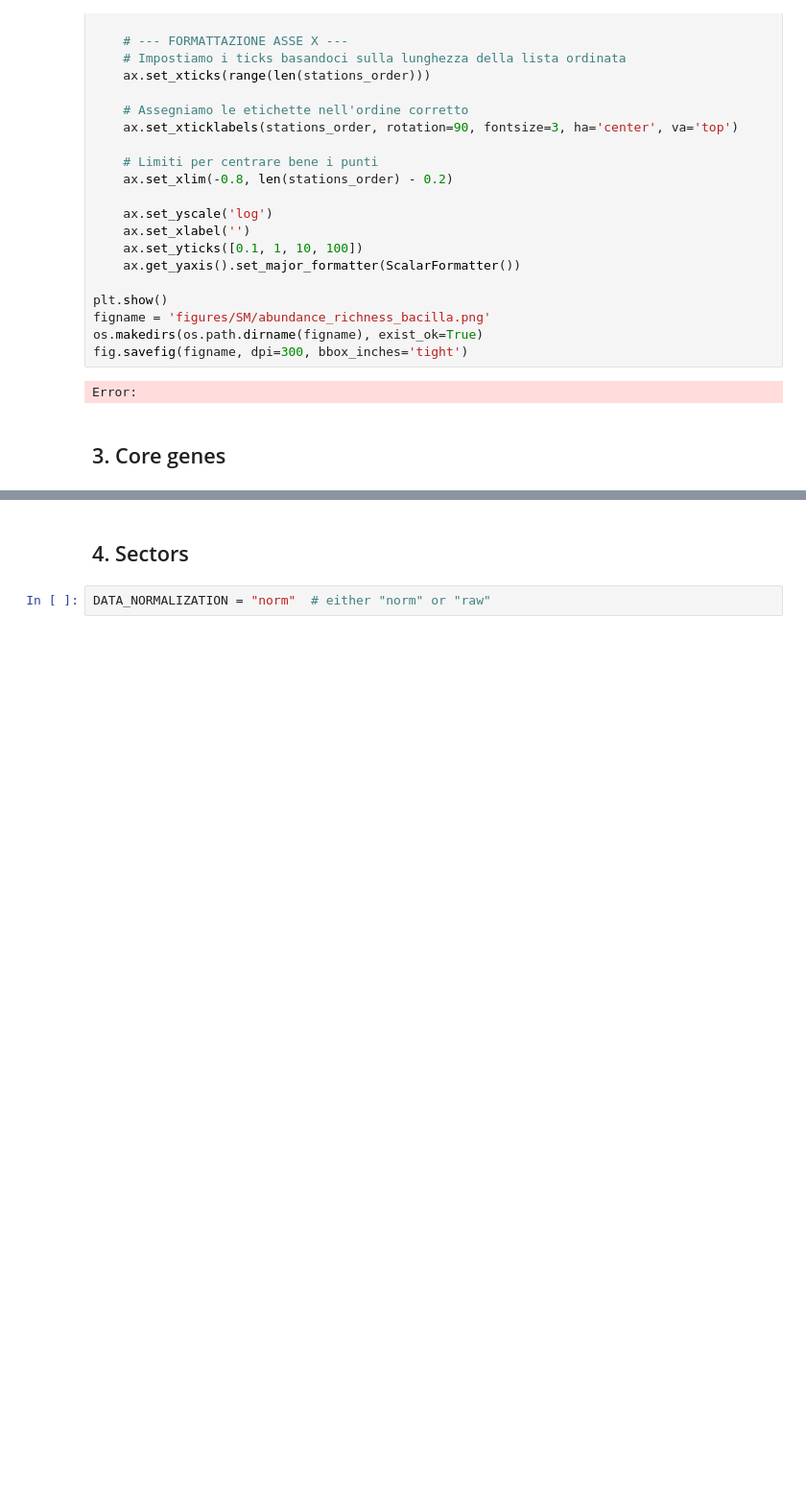
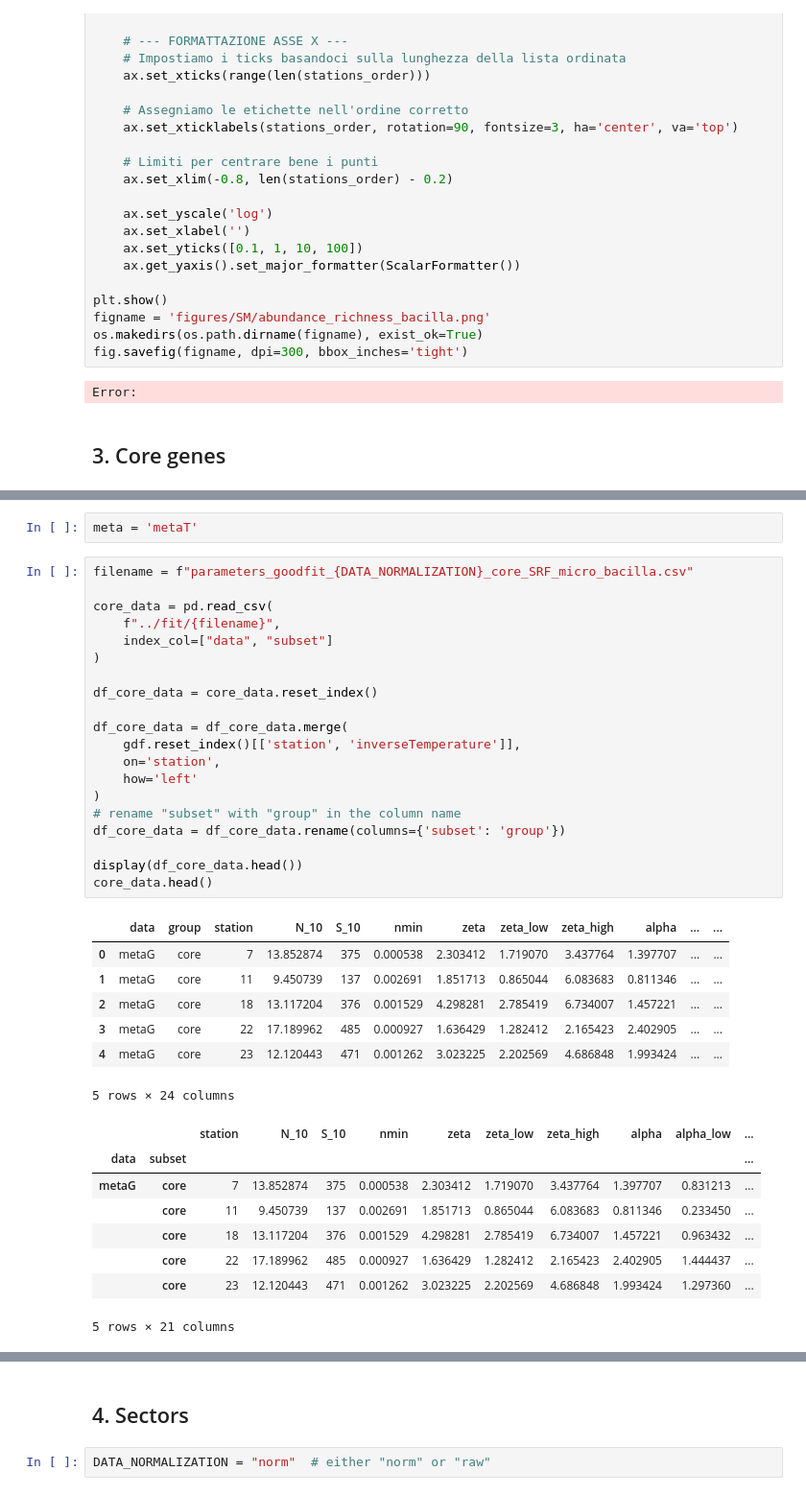
Before and after one commit to epigani/diatom-metaG-metaT-scaling, a Jupyter notebook: analysis/FiguresSM_RPKM.ipynb, the cells around one changed output, grey strips where cells are left out. Shown at 96% size. Cells and saved outputs as stored; diff of their text form; blank space fills up the shorter version.

```diff
--- a/analysis/FiguresSM_RPKM.ipynb
+++ b/analysis/FiguresSM_RPKM.ipynb
@@ -1630 +1630,39 @@ Error:
+# %%
+meta = 'metaT'
+# %%
+filename = f"parameters_goodfit_{DATA_NORMALIZATION}_core_SRF_micro_bacilla.csv"
+
+core_data = pd.read_csv(
+    f"../fit/{filename}",
+    index_col=["data", "subset"]
+)
+
+df_core_data = core_data.reset_index()
+
+df_core_data = df_core_data.merge(
+    gdf.reset_index()[['station', 'inverseTemperature']],
+    on='station',
+    how='left'
+)
+# rename "subset" with "group" in the column name
+df_core_data = df_core_data.rename(columns={'subset': 'group'})
+
+display(df_core_data.head())
+core_data.head()
+# %% [output]
+|  | data | group | station | N_10 | S_10 | nmin | zeta | zeta_low | zeta_high | alpha | ... | ... |
+| 0 | metaG | core | 7 | 13.852874 | 375 | 0.000538 | 2.303412 | 1.719070 | 3.437764 | 1.397707 | ... | ... |
+| 1 | metaG | core | 11 | 9.450739 | 137 | 0.002691 | 1.851713 | 0.865044 | 6.083683 | 0.811346 | ... | ... |
+| 2 | metaG | core | 18 | 13.117204 | 376 | 0.001529 | 4.298281 | 2.785419 | 6.734007 | 1.457221 | ... | ... |
+| 3 | metaG | core | 22 | 17.189962 | 485 | 0.000927 | 1.636429 | 1.282412 | 2.165423 | 2.402905 | ... | ... |
+| 4 | metaG | core | 23 | 12.120443 | 471 | 0.001262 | 3.023225 | 2.202569 | 4.686848 | 1.993424 | ... | ... |
+5 rows × 24 columns
+|  |  | station | N_10 | S_10 | nmin | zeta | zeta_low | zeta_high | alpha | alpha_low | ... |
+| data | subset |  |  |  |  |  |  |  |  |  | ... |
+| metaG | core | 7 | 13.852874 | 375 | 0.000538 | 2.303412 | 1.719070 | 3.437764 | 1.397707 | 0.831213 | ... |
+|  | core | 11 | 9.450739 | 137 | 0.002691 | 1.851713 | 0.865044 | 6.083683 | 0.811346 | 0.233450 | ... |
+|  | core | 18 | 13.117204 | 376 | 0.001529 | 4.298281 | 2.785419 | 6.734007 | 1.457221 | 0.963432 | ... |
+|  | core | 22 | 17.189962 | 485 | 0.000927 | 1.636429 | 1.282412 | 2.165423 | 2.402905 | 1.444437 | ... |
+|  | core | 23 | 12.120443 | 471 | 0.001262 | 3.023225 | 2.202569 | 4.686848 | 1.993424 | 1.297360 | ... |
+5 rows × 21 columns
 # %%
```
Also changed, not shown: parts of 14 cells of this notebook, 30 other files.
